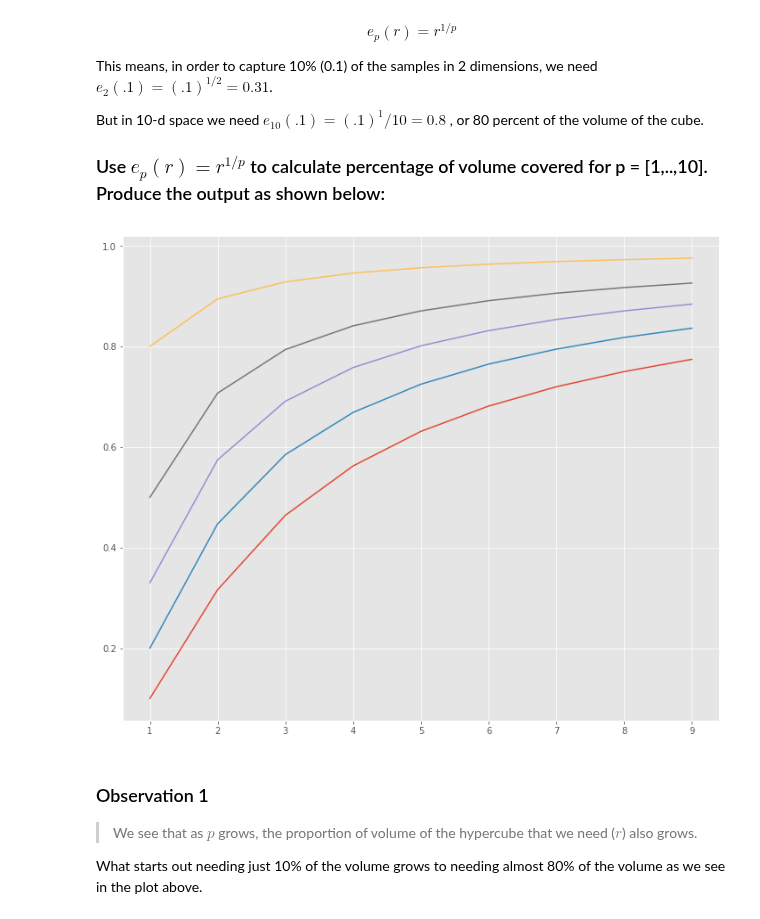
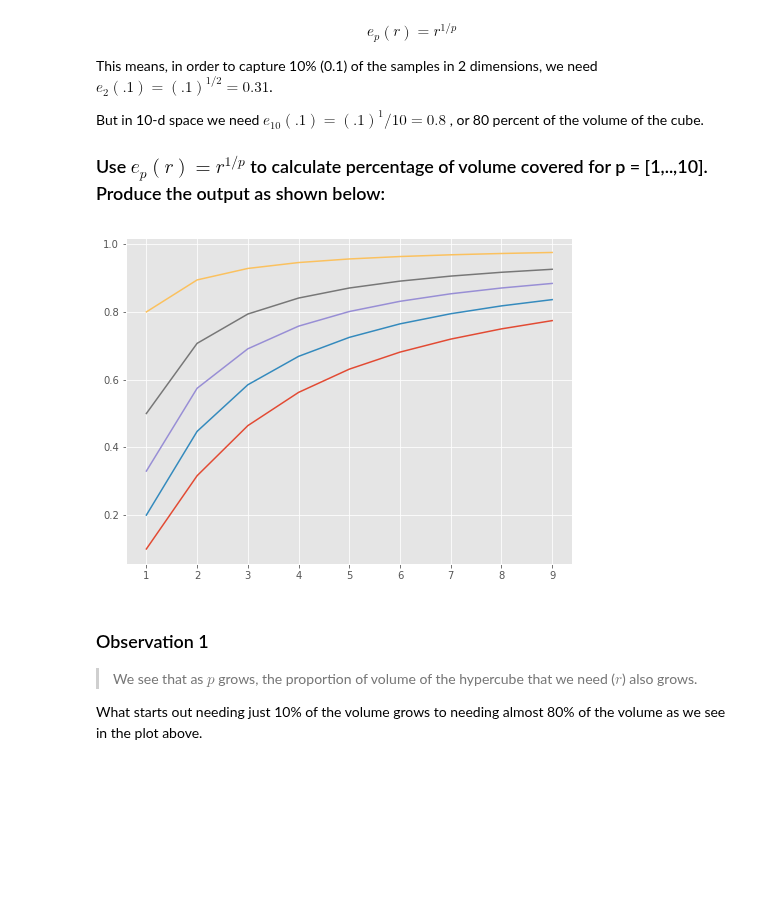
Before and after one commit to briansrebrenik/dsc-3-34-03-curse-of-dimensionality-simulation-lab-nyc-career-ds-102218, a Jupyter notebook: index.ipynb, the cells around one changed output. Cells and saved outputs as stored; diff of their text form; code cells hidden in the pictures; blank space fills up the shorter version.

```diff
--- a/index.ipynb
+++ b/index.ipynb
@@ -79,11 +79,11 @@ But in 10-d space we need $e_10(.1)=(.1)^1/10=0.8$ , or 80 percent of the volume
 # %%
 # Your code here
 r = [.1,.2,.33,.5,.8]
-plt.figure(figsize=(8,10))
+plt.figure(figsize=(8,6))
 for i in r:
     plt.plot(range(1,10), [i**(1/x) for x in range(1,10)])
 # %% [output]
-[figure, old version]
+[figure, new version]
 # %% [markdown]
 ### Observation 1
 > We see that as   $p$  grows, the proportion of volume of the hypercube that we need ($r$) also grows.
```
